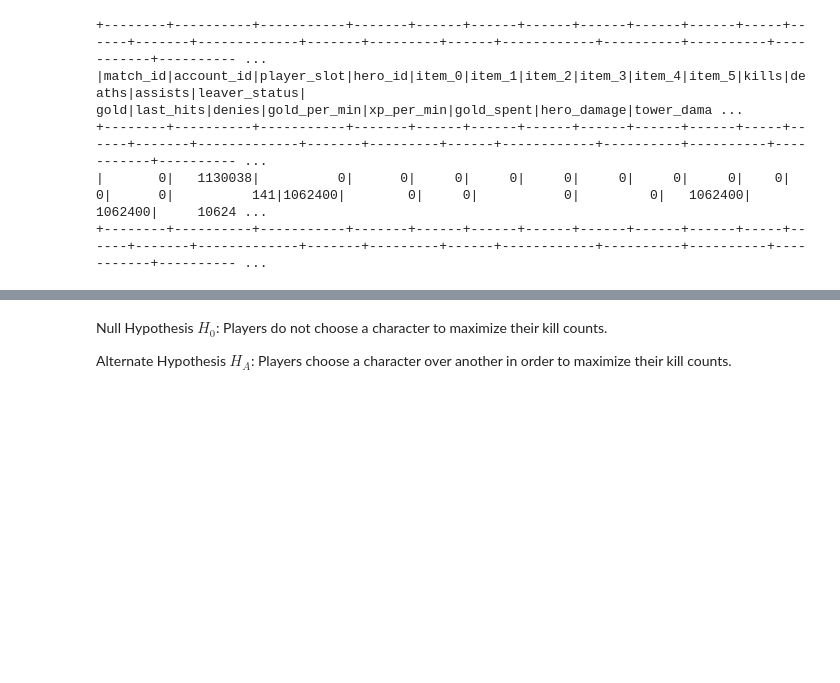
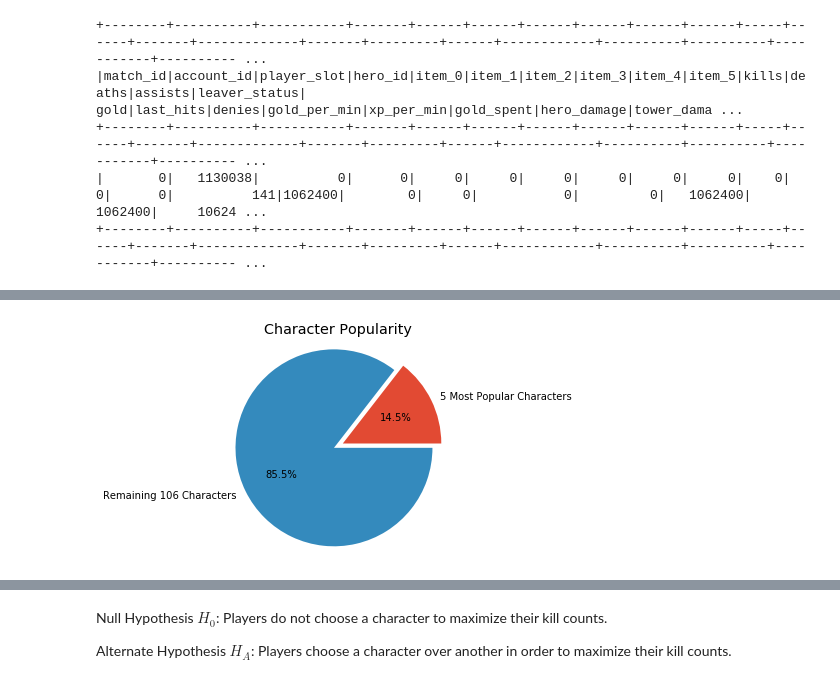
Before and after one commit to anotherjonlee/dotalytics, a Jupyter notebook: EDA.ipynb, the cells around one changed output, grey strips where cells are left out. Saved outputs shown, nothing was run; the diff lists cells and outputs as text; code cells hidden in the pictures; blank space fills up the shorter version.

```diff
--- a/EDA.ipynb
+++ b/EDA.ipynb
@@ -405,0 +176,13 @@ plt.show()
+# %%
+## Resetting the index
+
+pd_eda.reset_index(drop = True, inplace = True)
+# %%
+## Separating the roles
+
+df_chars = pd.merge(pd_eda,
+                        hero_df,
+                        left_on = 'hero_id',
+                        right_on = 'id',
+                        how = 'inner')\
+                            .drop('id',axis=1)
@@ -405,0 +215,15 @@ plt.show()
+# %%
+## converting a number of object columns into numeric columns
+cols = ['kd_ratio', 'ad_ratio', 'average_kills', 'average_deaths','average_assists',
+        'average_ka','average_gold', 'average_xp', 'freq', 'percent']
+
+df_chars[cols] = df_chars[cols].apply(pd.to_numeric, errors = 'coerce')
+
+
+## Rearranging columns for better legibility
+cols_re = ['hero_id','localized_name','average_kills','average_assists','average_ka',
+           'average_deaths','kd_ratio','ad_ratio','average_gold','average_xp','freq','percent']
+
+df_chars = df_chars[cols_re]
+
+df_chars['popularity'] = df_chars['freq'].rank(ascending = False)
@@ -405,0 +239,18 @@ plt.show()
+# %%
+fig,ax = plt.subplots()
+
+labels = ['5 Most Popular Characters', 'Remaining 106 Characters']
+explode = (0.1,0)
+sizes = [0.38, 0.62]
+
+ax.pie([df_chars.loc[:5]['percent'].sum(), df_chars.loc[5:]['percent'].sum()],
+      explode = explode,
+      labels = labels,
+      startangle = 0,
+      autopct = '%1.1f%%')
+
+ax.axis('equal')
+ax.set_title('Character Popularity')
+plt.show()
+# %% [output]
+[figure, added]
```
Also changed, not shown: parts of 77 cells of this notebook.
